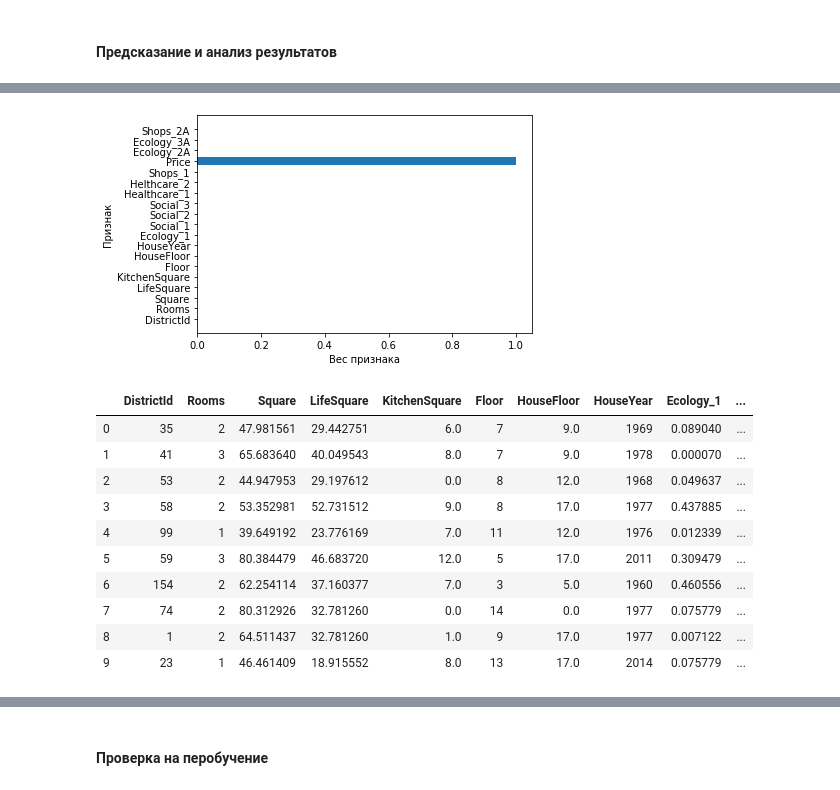
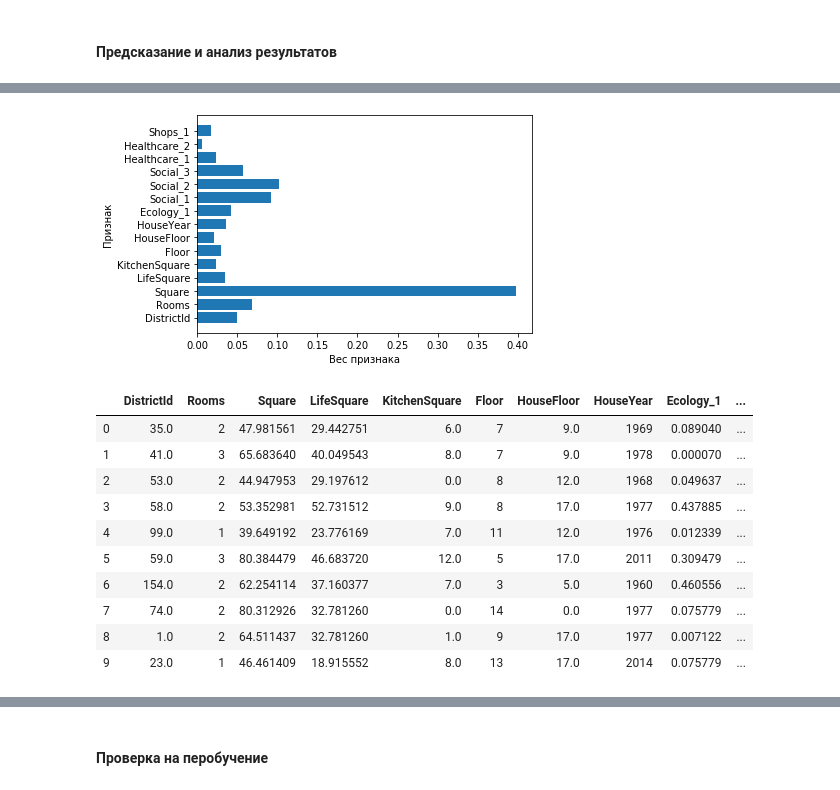
Before and after one commit to comrade747/python, a Jupyter notebook: project_task/ErshovAA_solution.ipynb, the cells around one changed output, grey strips where cells are left out. Cells and saved outputs as stored; diff of their text form; code cells hidden in the pictures.

```diff
--- a/project_task/ErshovAA_solution.ipynb
+++ b/project_task/ErshovAA_solution.ipynb
@@ -159,0 +387,2 @@ df.head()
+# %%
+df.rename(columns={"Helthcare_2": "Healthcare_2"}, inplace=True)
@@ -184,8 +448,9 @@ plt.show()
 [figure]
 # %%
 feature_names = df.columns.tolist()[1:]
+#feature_names.remove({"Price"})
 
-feature_names_for_stand = ['Rooms', 'Square', 'LifeSquare', 'KitchenSquare', 'HouseFloor']
+feature_names_for_stand = ['DistrictId', 'Rooms', 'Square', 'LifeSquare', 'KitchenSquare', 'Floor', 'HouseFloor', 'HouseYear', 'Ecology_1', 'Social_1', 'Social_2', 'Social_3', 'Healthcare_1', 'Healthcare_2', 'Shops_1']
 # %%
 df_num_features = df[feature_names_for_stand]
 
@@ -202,5 +467,6 @@ df.loc[df['HouseFloor'] > 40, 'HouseFloor'] = df['HouseFloor'].median()
 #### Подготовка и обучение модели
 # %%
 X = df[feature_names_for_stand]
-X = df[feature_names]
 y = df[['Price']]
+
+X.info()
@@ -207,7 +494,7 @@ y = df[['Price']]
 # %%
 X_train, X_test, y_train, y_test = train_test_split(X, y, test_size=0.3, random_state=42)
 # %%
-rfr = RandomForestRegressor(n_estimators=1000, max_depth=12, random_state=42)
+rfr = RandomForestRegressor(n_estimators=1000, max_depth=400, random_state=42)
 # %%
 %%time
 
@@ -256,26 +543,26 @@ r2_score(check_test_rfr["y_test"], check_test_rfr["y_pred"])
 # %%
-plt.barh(feature_names, rfr.feature_importances_.flatten())
+plt.barh(feature_names_for_stand, rfr.feature_importances_.flatten())
 
 plt.xlabel("Вес признака")
 plt.ylabel("Признак")
 
 plt.show()
 # %% [output]
-[figure, old version]
+[figure, new version]
 # %%
-df[feature_names].head(10)
+df[feature_names_for_stand].head(10)
 # %% [output]
 |  | DistrictId | Rooms | Square | LifeSquare | KitchenSquare | Floor | HouseFloor | HouseYear | Ecology_1 | ... |
-| 0 | 35 | 2 | 47.981561 | 29.442751 | 6.0 | 7 | 9.0 | 1969 | 0.089040 | ... |
-| 1 | 41 | 3 | 65.683640 | 40.049543 | 8.0 | 7 | 9.0 | 1978 | 0.000070 | ... |
-| 2 | 53 | 2 | 44.947953 | 29.197612 | 0.0 | 8 | 12.0 | 1968 | 0.049637 | ... |
-| 3 | 58 | 2 | 53.352981 | 52.731512 | 9.0 | 8 | 17.0 | 1977 | 0.437885 | ... |
-| 4 | 99 | 1 | 39.649192 | 23.776169 | 7.0 | 11 | 12.0 | 1976 | 0.012339 | ... |
-| 5 | 59 | 3 | 80.384479 | 46.683720 | 12.0 | 5 | 17.0 | 2011 | 0.309479 | ... |
-| 6 | 154 | 2 | 62.254114 | 37.160377 | 7.0 | 3 | 5.0 | 1960 | 0.460556 | ... |
-| 7 | 74 | 2 | 80.312926 | 32.781260 | 0.0 | 14 | 0.0 | 1977 | 0.075779 | ... |
-| 8 | 1 | 2 | 64.511437 | 32.781260 | 1.0 | 9 | 17.0 | 1977 | 0.007122 | ... |
-| 9 | 23 | 1 | 46.461409 | 18.915552 | 8.0 | 13 | 17.0 | 2014 | 0.075779 | ... |
+| 0 | 35.0 | 2 | 47.981561 | 29.442751 | 6.0 | 7 | 9.0 | 1969 | 0.089040 | ... |
+| 1 | 41.0 | 3 | 65.683640 | 40.049543 | 8.0 | 7 | 9.0 | 1978 | 0.000070 | ... |
+| 2 | 53.0 | 2 | 44.947953 | 29.197612 | 0.0 | 8 | 12.0 | 1968 | 0.049637 | ... |
+| 3 | 58.0 | 2 | 53.352981 | 52.731512 | 9.0 | 8 | 17.0 | 1977 | 0.437885 | ... |
+| 4 | 99.0 | 1 | 39.649192 | 23.776169 | 7.0 | 11 | 12.0 | 1976 | 0.012339 | ... |
+| 5 | 59.0 | 3 | 80.384479 | 46.683720 | 12.0 | 5 | 17.0 | 2011 | 0.309479 | ... |
+| 6 | 154.0 | 2 | 62.254114 | 37.160377 | 7.0 | 3 | 5.0 | 1960 | 0.460556 | ... |
+| 7 | 74.0 | 2 | 80.312926 | 32.781260 | 0.0 | 14 | 0.0 | 1977 | 0.075779 | ... |
+| 8 | 1.0 | 2 | 64.511437 | 32.781260 | 1.0 | 9 | 17.0 | 1977 | 0.007122 | ... |
+| 9 | 23.0 | 1 | 46.461409 | 18.915552 | 8.0 | 13 | 17.0 | 2014 | 0.075779 | ... |
 # %%
 from sklearn.preprocessing import StandardScaler
 
```
Also changed, not shown: parts of 69 cells of this notebook.
